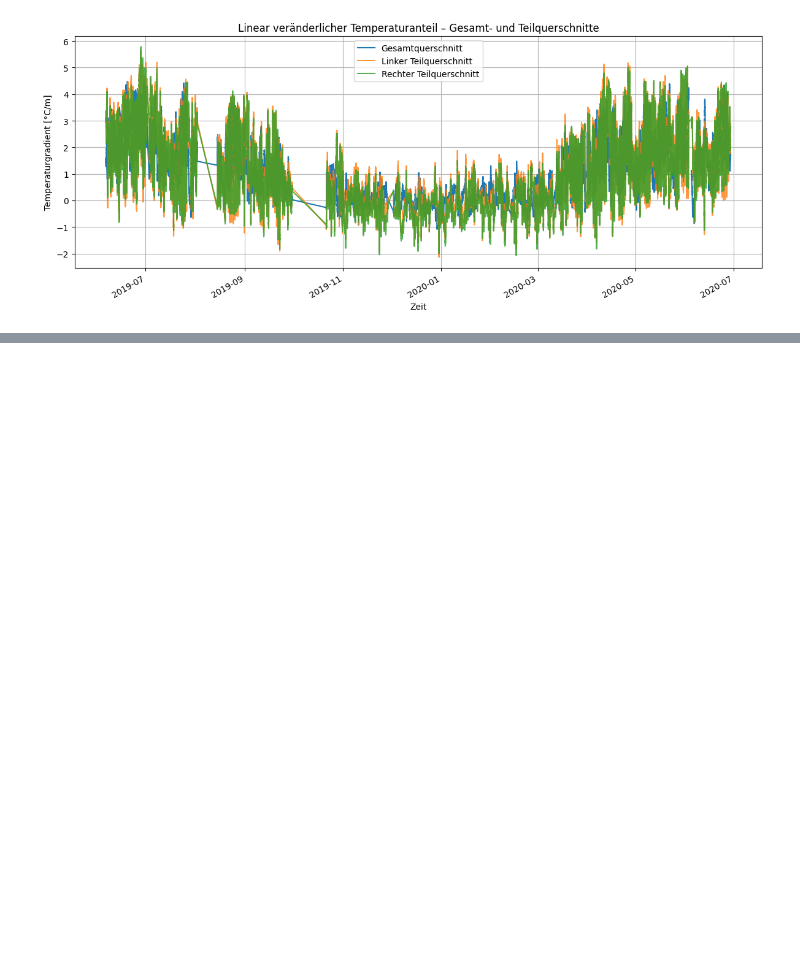
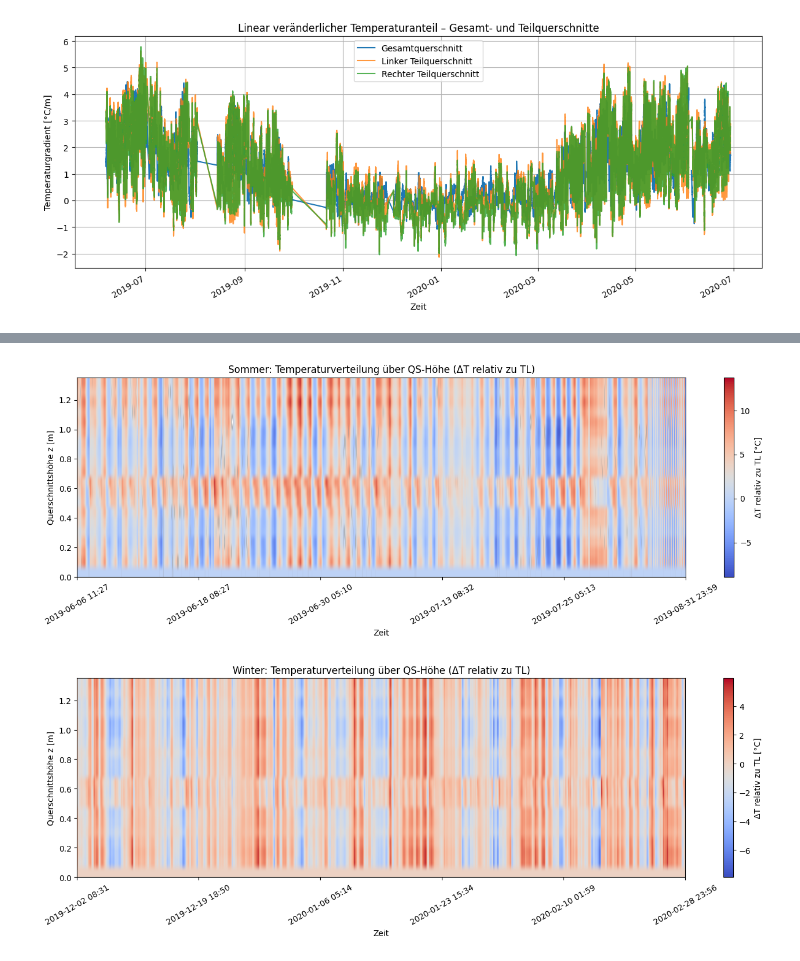
Before and after one commit to NeugebauerLukas/Bauwerksmonitoring_HA, a Jupyter notebook: Hausaufgabe.ipynb, the cells around one changed output, grey strips where cells are left out. Cells and saved outputs as stored; diff of their text form; code cells hidden in the pictures; blank space fills up the shorter version.

```diff
--- a/Hausaufgabe.ipynb
+++ b/Hausaufgabe.ipynb
@@ -207,3 +202,34 @@ plt.tight_layout()
 plt.show()
 # %% [output]
 [figure]
+# %%
+# minimale Sensoranordnung
+
+# Vollständige Sensoranordnung (Referenz)
+sensoren_voll = sensoren_skizze
+
+# Variante A: nur obere Sensoren
+sensoren_oben = ["TL", "T7", "T8", "T9", "T10", "T11", "T12", "T13", "T14", "T15", "T16", "T17", "T18", "T19"]
+
+# Variante B: nur untere Sensoren
+sensoren_unten = ["TL", "T1", "T2", "T3", "T4", "T5", "T6"]
+
+# Variante C: minimale Anordnung (unten + oben)
+sensoren_minimal = ["TL", "T1", "T3", "T6", "T9", "T12", "T15", "T18", "T19"]
+
+
+gesamt_df["grad_voll"] = berechne_gradient_skizze(
+    gesamt_df, sensoren_voll
+)
+
+gesamt_df["grad_oben"] = berechne_gradient_skizze(
+    gesamt_df, sensoren_oben
+)
+
+gesamt_df["grad_unten"] = berechne_gradient_skizze(
+    gesamt_df, sensoren_unten
+)
+
+gesamt_df["grad_minimal"] = berechne_gradient_skizze(
+    gesamt_df, sensoren_minimal
+)
@@ -209,0 +390,12 @@ plt.show()
+# %%
+#Sommer HeatMap Juni-August
+#Winter HeatMap Dezember-Februar
+
+df_sommer = gesamt_df.loc["2019-06-01":"2019-08-31"]
+df_winter = gesamt_df.loc["2019-12-01":"2020-02-28"]
+
+plot_heatmap(df_sommer, "Sommer: Temperaturverteilung über QS-Höhe (ΔT relativ zu TL)")
+plot_heatmap(df_winter, "Winter: Temperaturverteilung über QS-Höhe (ΔT relativ zu TL)")
+# %% [output]
+[figure, added]
+[figure, added]
```
Also changed, not shown: parts of 20 cells of this notebook.
